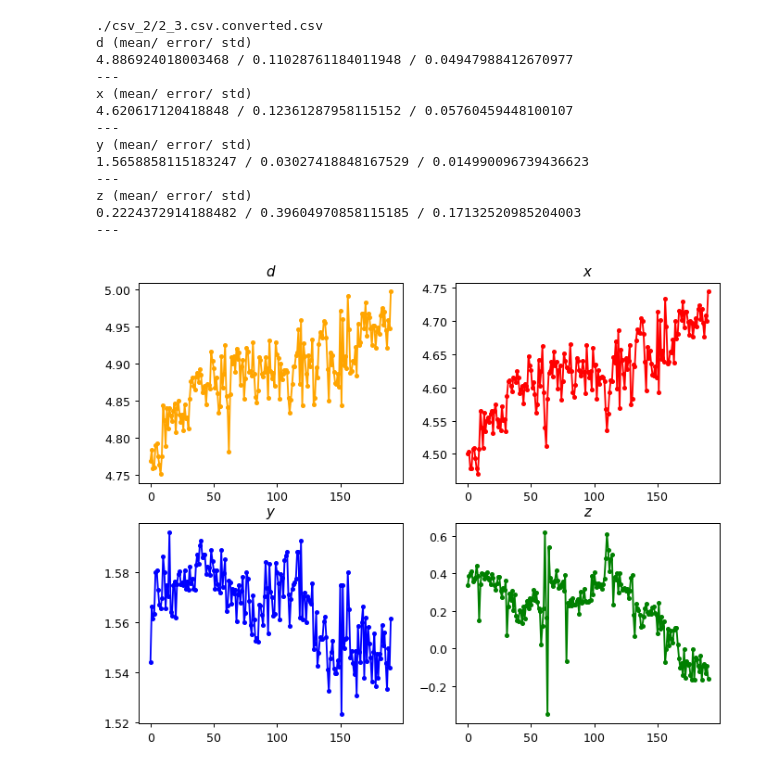
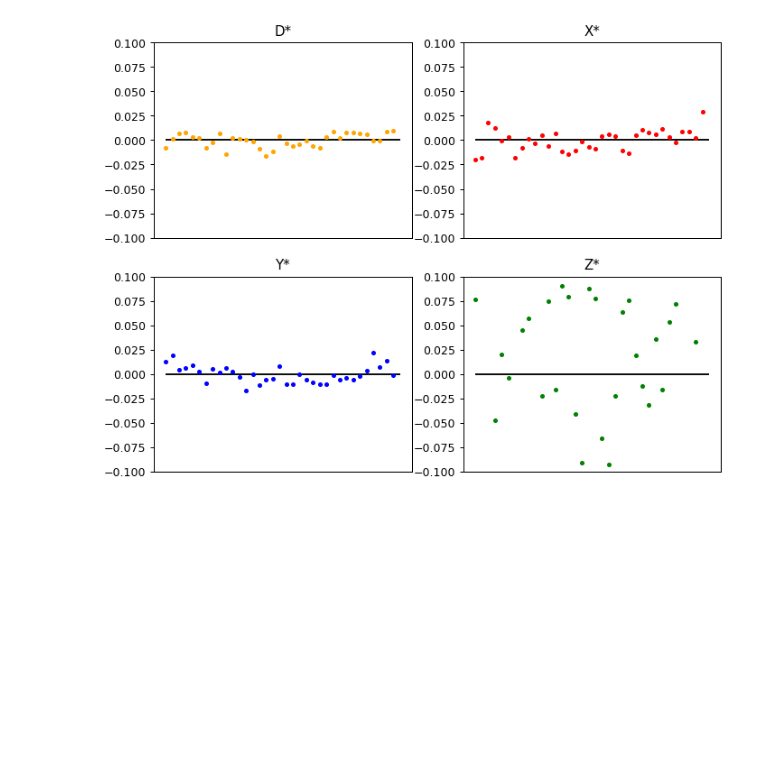
Before and after one commit to keymar0725/analysis_csv, a Jupyter notebook: analysis.ipynb, the cells around one changed output. Saved outputs shown, nothing was run; the diff lists cells and outputs as text; code cells hidden in the pictures; blank space fills up the shorter version.

```diff
--- a/analysis.ipynb
+++ b/analysis.ipynb
@@ -134,17 +131,34 @@ z (mean/ error/ std)
-# %%
-output_graph(file2_paths[5])
-# %% [output]
-./csv_2/2_3.csv.converted.csv
-d (mean/ error/ std)
-4.886924018003468 / 0.11028761184011948 / 0.04947988412670977
----
-x (mean/ error/ std)
-4.620617120418848 / 0.12361287958115152 / 0.05760459448100107
----
-y (mean/ error/ std)
-1.5658858115183247 / 0.03027418848167529 / 0.014990096739436623
----
-z (mean/ error/ std)
-0.2224372914188482 / 0.39604970858115185 / 0.17132520985204003
----
-[figure, removed]
+# %%
+def graph2(file_path, ylim):
+    x, y, z, d = read_position(file_path)
+
+    mean_x = np.mean(x)
+    mean_y = np.mean(y)
+    mean_z = np.mean(z)
+    mean_d = np.mean(d)
+
+    # Plot
+    fig, axes = plt.subplots(2, 2, figsize=(9, 7), dpi=90)
+
+    for ax, col, data, mean, name in zip(axes.ravel(),
+                                        ['orange','r','b','g'],
+                                        [d,x,y,z],
+                                        [mean_d,mean_x,mean_y,mean_z],
+                                        ['D*','X*','Y*','Z*']):
+        lmax = len(data)
+        ax.set_title(name)
+        ax.set_ylim(-ylim, ylim)
+        ax.axes.xaxis.set_visible(False)
+        ax.plot(data-mean, '.', color=col)
+        ax.hlines([0], 0, lmax, "black")
+
+
+def output2(files,lim):
+    for file, tag in zip(files, ['0_1','0_2','0_3','1_2','1_3','2_3']):
+        print(tag)
+        graph2(file,lim)
+        plt.show()
+# %%
+graph2(file2_paths[0],0.1)
+# %% [output]
+[figure, added]
```
Also changed, not shown: parts of 16 cells of this notebook, 1 other file.
